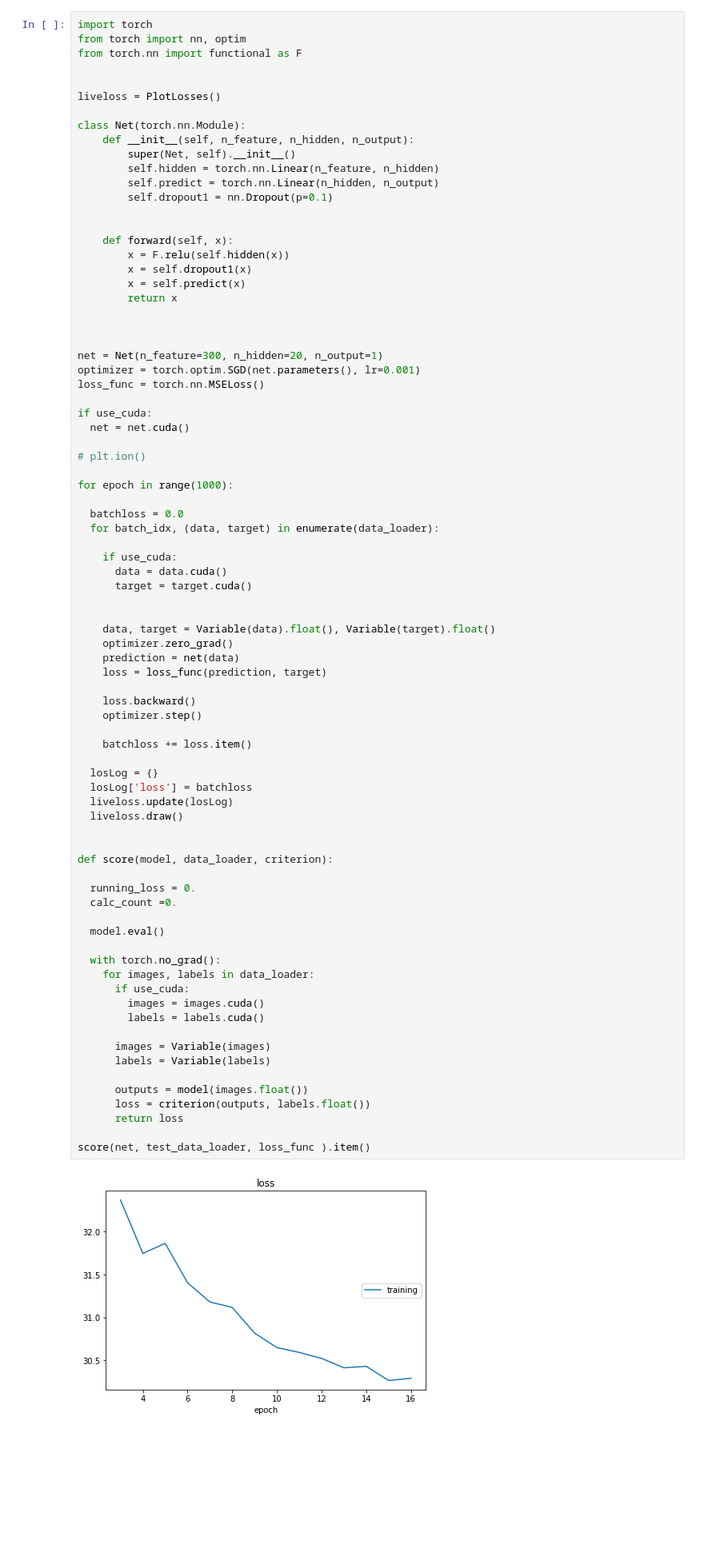
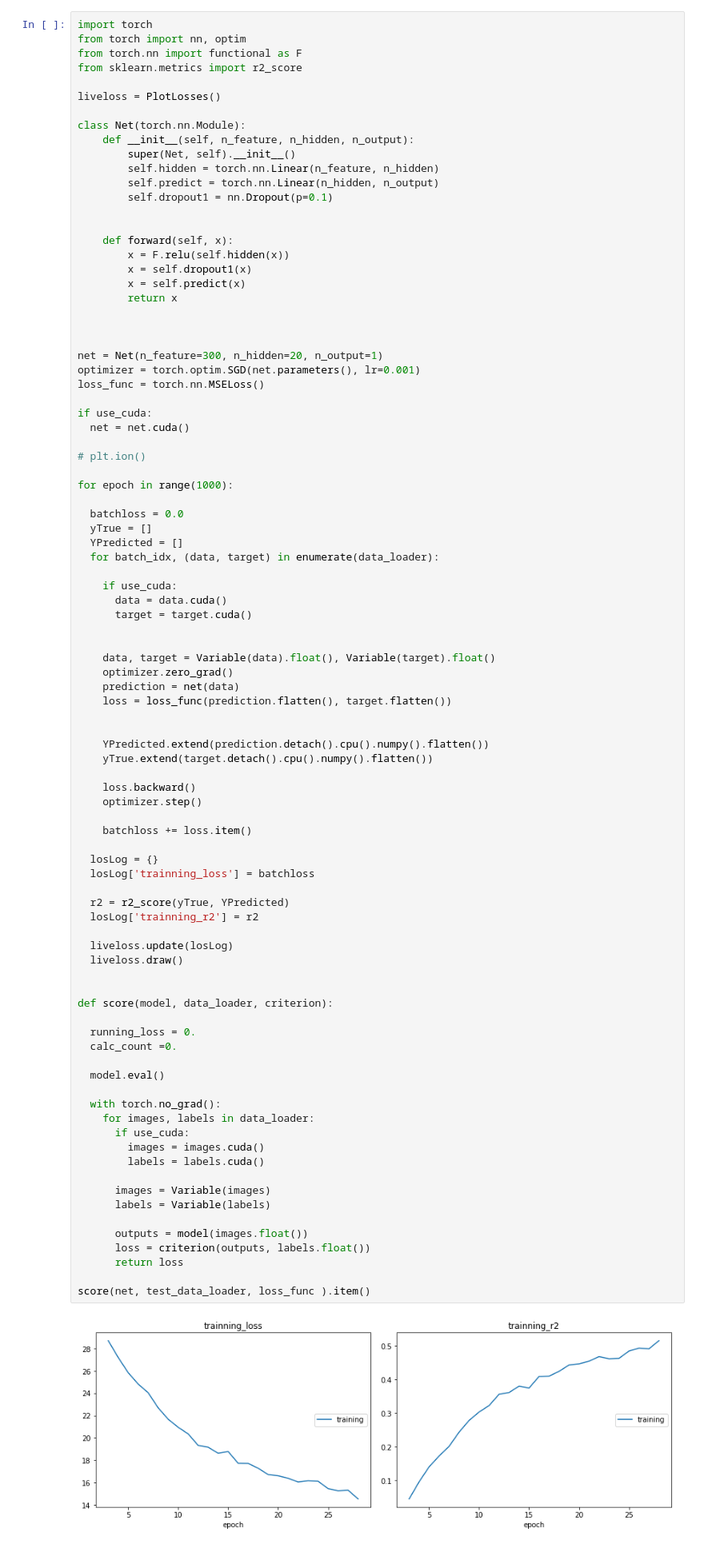
Before and after one commit to gabibu/deeplearnning, a Jupyter notebook: DL_word_embedding_assignment.ipynb, the cells around one changed output. Shown: that part at 80% size. Drawn from its saved outputs; the diff is of its cells as text; blank space fills up the shorter version.

```diff
--- a/DL_word_embedding_assignment.ipynb
+++ b/DL_word_embedding_assignment.ipynb
@@ -341,7 +341,7 @@ test_data_loader_1 = utils_data.DataLoader(test_samples, batch_size=1, shuffle=F
 import torch
 from torch import nn, optim
 from torch.nn import functional as F
-
+from sklearn.metrics import r2_score
 
 liveloss = PlotLosses()
 
@@ -373,6 +373,8 @@ if use_cuda:
 for epoch in range(1000):
 
   batchloss = 0.0
+  yTrue = []
+  YPredicted = []
   for batch_idx, (data, target) in enumerate(data_loader):
 
     if use_cuda:
@@ -383,39 +385,47 @@ for epoch in range(1000):
     data, target = Variable(data).float(), Variable(target).float()
     optimizer.zero_grad()
     prediction = net(data)
-    loss = loss_func(prediction, target)
+    loss = loss_func(prediction.flatten(), target.flatten())
+
+
+    YPredicted.extend(prediction.detach().cpu().numpy().flatten())
+    yTrue.extend(target.detach().cpu().numpy().flatten())
 
     loss.backward()
     optimizer.step()
 
     batchloss += loss.item()
 
   losLog = {}
-  losLog['loss'] = batchloss
+  losLog['trainning_loss'] = batchloss
+
+  r2 = r2_score(yTrue, YPredicted)
+  losLog['trainning_r2'] = r2
+
   liveloss.update(losLog)
   liveloss.draw()
 
 
 def score(model, data_loader, criterion):
 
   running_loss = 0.
   calc_count =0.
 
   model.eval()
 
   with torch.no_grad():
     for images, labels in data_loader:
       if use_cuda:
         images = images.cuda()
         labels = labels.cuda()
 
       images = Variable(images)
       labels = Variable(labels)
 
       outputs = model(images.float())
       loss = criterion(outputs, labels.float())
       return loss
 
 score(net, test_data_loader, loss_func ).item()
 # %% [output]
-[figure, old version]
+[figure, new version]
```
Also changed, not shown: parts of 1 cell of this notebook.
